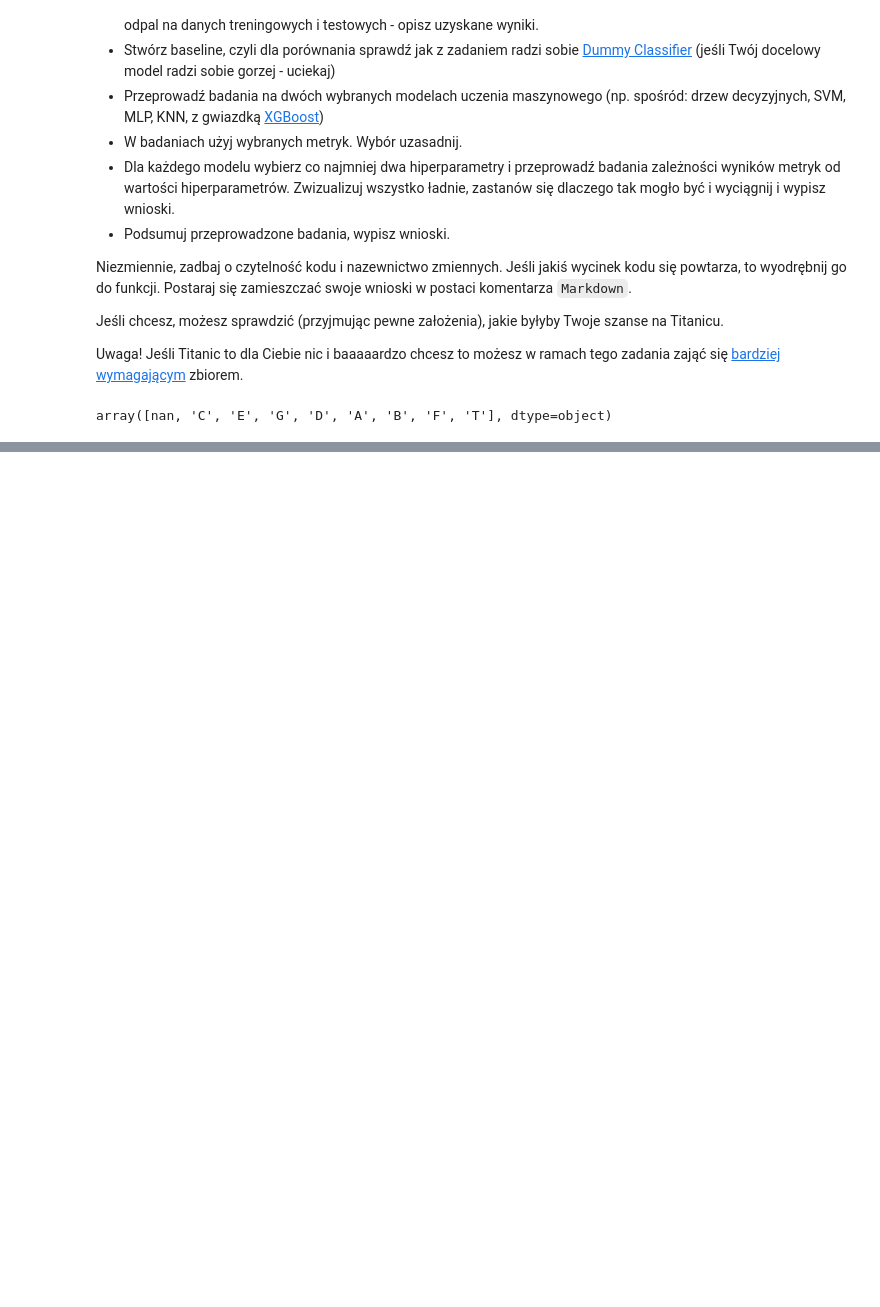
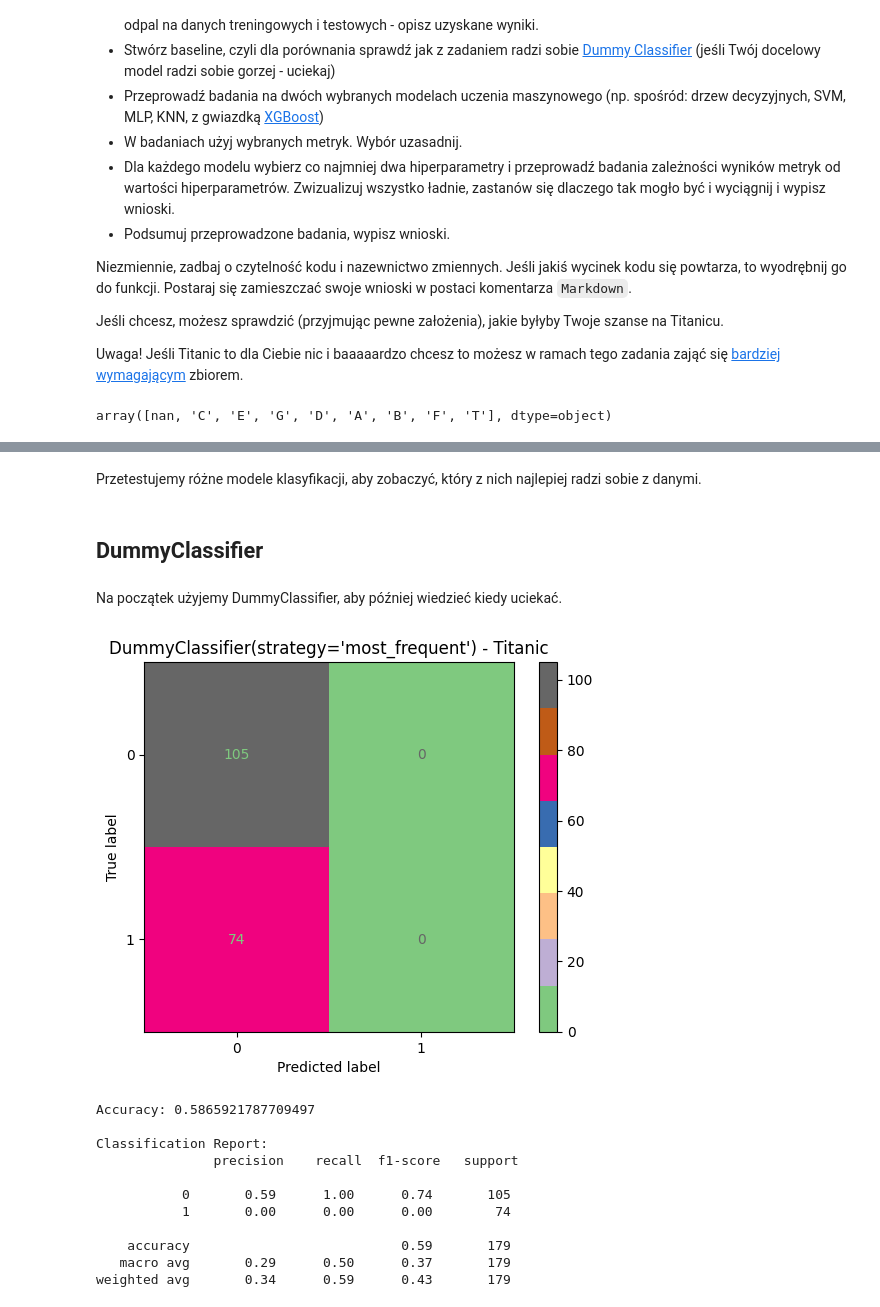
Before and after one commit to Solvro/ml-wakacyjne-wyzwanie-2025, a Jupyter notebook: 2_ml/ML_zadanie.ipynb, the cells around one changed output, grey strips where cells are left out. Drawn from its saved outputs; the diff is of its cells as text; code cells hidden in the pictures; blank space fills up the shorter version.

Commit message:
feat: add Dummy, Tree and KNN

```diff
--- a/2_ml/ML_zadanie.ipynb
+++ b/2_ml/ML_zadanie.ipynb
@@ -50,0 +78,27 @@ array([nan, 'C', 'E', 'G', 'D', 'A', 'B', 'F', 'T'], dtype=object)
+# %%
+def preprocess_data(df):
+    df.convert_dtypes()
+
+    df['Fare'] = df.groupby('Pclass')['Fare'].transform(lambda x: x.fillna(x.median()))
+    df['Age'] = df.groupby(['Pclass', 'Sex'])['Age'].transform(lambda x: x.fillna(x.median()))
+    df = df.fillna({"Embarked": "S"})
+
+    df.drop(['Cabin','Name', 'Ticket'], axis=1, inplace=True)
+
+    df['FamilySize'] = df['SibSp'] + df['Parch']
+    df['IsAlone'] = (df['FamilySize'] == 0).astype(int)
+    df['AgeGroup'] = pd.cut(df['Age'], bins=[0, 20, 30, 100], labels=['Child', 'Adult', 'OlderThan30'])
+    df['IsRichInRegion'] = df.groupby('Embarked')['Fare'].transform(lambda x: x > x.median()).astype(int)
+
+    df['Sex'] = df['Sex'].map({
+        'male': 1, 'female': 0
+    })
+    df['AgeGroup'] = df['AgeGroup'].map({
+        'Child': 0, 'Adult': 1, 'OlderThan30': 2
+    })
+    df = pd.get_dummies(data=df, prefix='Embarked', columns=['Embarked'], dtype=np.int32)
+
+    return df
+# %%
+X_train = preprocess_data(X_train)
+X_test = preprocess_data(X_test)
@@ -50,0 +167,36 @@ array([nan, 'C', 'E', 'G', 'D', 'A', 'B', 'F', 'T'], dtype=object)
+# %%
+def plot_confusion_matrix(y_test, y_pred, model):
+    conmat = confusion_matrix(y_test, y_pred)
+    disp = ConfusionMatrixDisplay(confusion_matrix=conmat, display_labels=model.classes_)
+    disp.plot(cmap="Accent")
+    plt.title(f"{model} - Titanic")
+    plt.show()
+
+    print("Accuracy:", accuracy_score(y_test, y_pred))
+    print("\nClassification Report:\n", classification_report(y_test, y_pred))
+# %%
+def test_model(model):
+    model.fit(X_train, y_train)
+    y_pred = model.predict(X_test)
+    plot_confusion_matrix(y_test, y_pred, model)
+# %% [markdown]
+Przetestujemy różne modele klasyfikacji, aby zobaczyć, który z nich najlepiej radzi sobie z danymi.
+# %% [markdown]
+## DummyClassifier
+# %% [markdown]
+Na początek użyjemy DummyClassifier, aby później wiedzieć kiedy uciekać.
+# %%
+test_model(DummyClassifier(strategy="most_frequent"))
+# %% [output]
+[figure, added]
+Accuracy: 0.5865921787709497
+
+Classification Report:
+               precision    recall  f1-score   support
+
+           0       0.59      1.00      0.74       105
+           1       0.00      0.00      0.00        74
+
+    accuracy                           0.59       179
+   macro avg       0.29      0.50      0.37       179
+weighted avg       0.34      0.59      0.43       179
```
Also changed, not shown: parts of 20 cells of this notebook.
